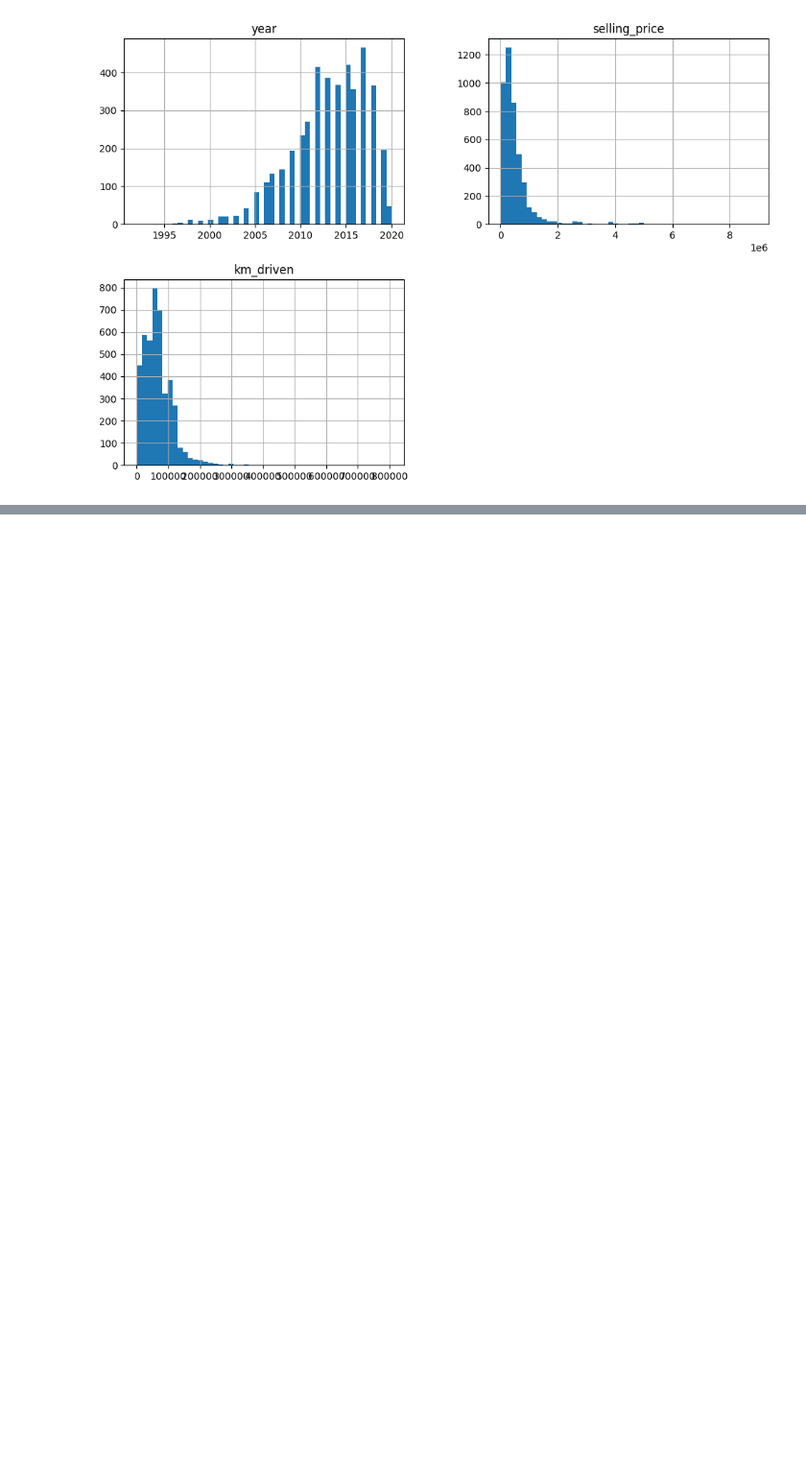
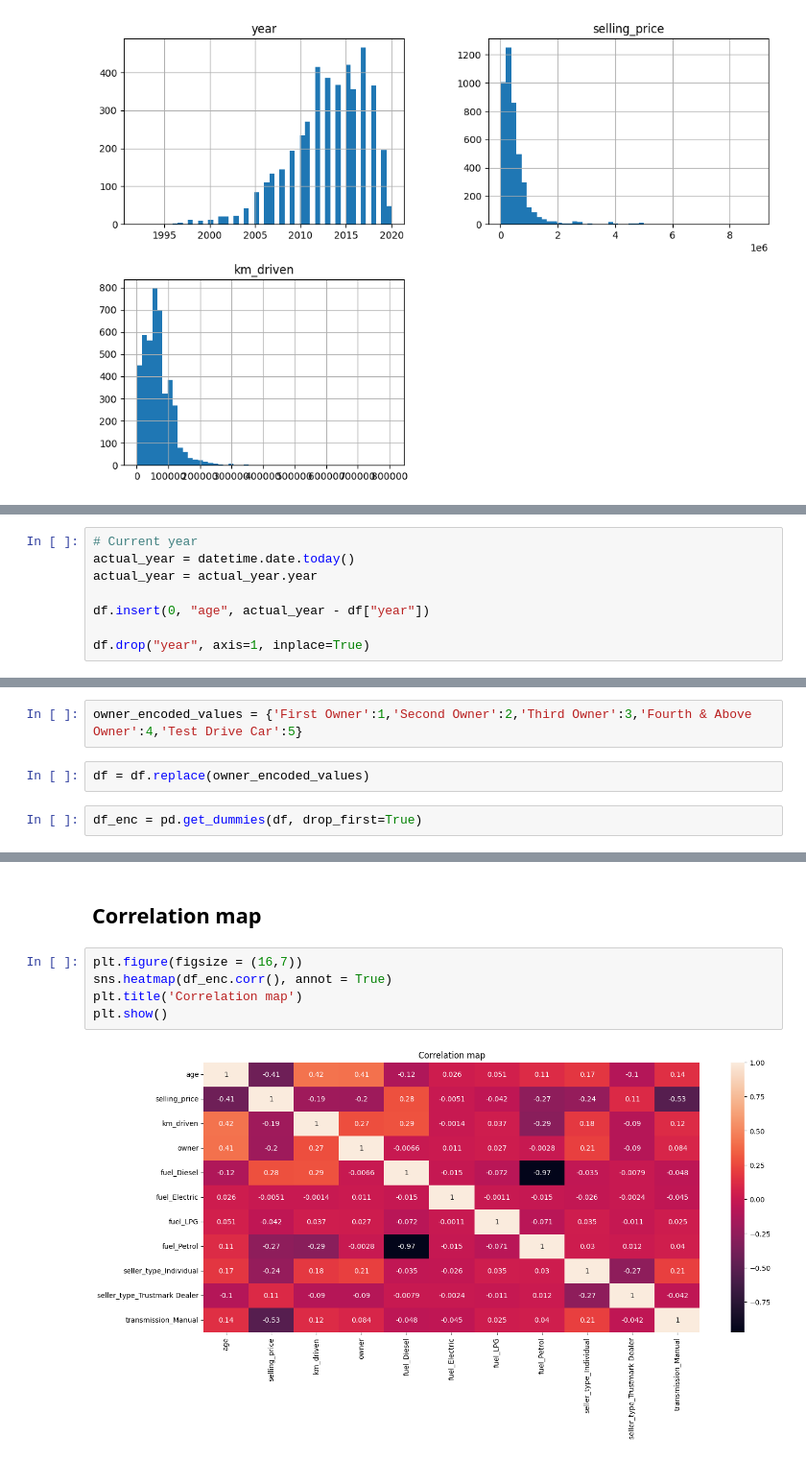
Before and after one commit to dasda98/ML-DL-examples, a Jupyter notebook: examples/Vehile.ipynb, the cells around one changed output, grey strips where cells are left out. Shown at 96% size. Cells and saved outputs as stored; diff of their text form; blank space fills up the shorter version.

```diff
--- a/examples/Vehile.ipynb
+++ b/examples/Vehile.ipynb
@@ -122,0 +202,8 @@ plt.show()
+# %%
+# Current year
+actual_year = datetime.date.today()
+actual_year = actual_year.year
+
+df.insert(0, "age", actual_year - df["year"])
+
+df.drop("year", axis=1, inplace=True)
@@ -122,0 +212,6 @@ plt.show()
+# %%
+owner_encoded_values = {'First Owner':1,'Second Owner':2,'Third Owner':3,'Fourth & Above Owner':4,'Test Drive Car':5}
+# %%
+df = df.replace(owner_encoded_values)
+# %%
+df_enc = pd.get_dummies(df, drop_first=True)
@@ -122,0 +227,9 @@ plt.show()
+# %% [markdown]
+## Correlation map
+# %%
+plt.figure(figsize = (16,7))
+sns.heatmap(df_enc.corr(), annot = True)
+plt.title('Correlation map')
+plt.show()
+# %% [output]
+[figure, added]
```
Also changed, not shown: parts of 39 cells of this notebook, 1 other file.
